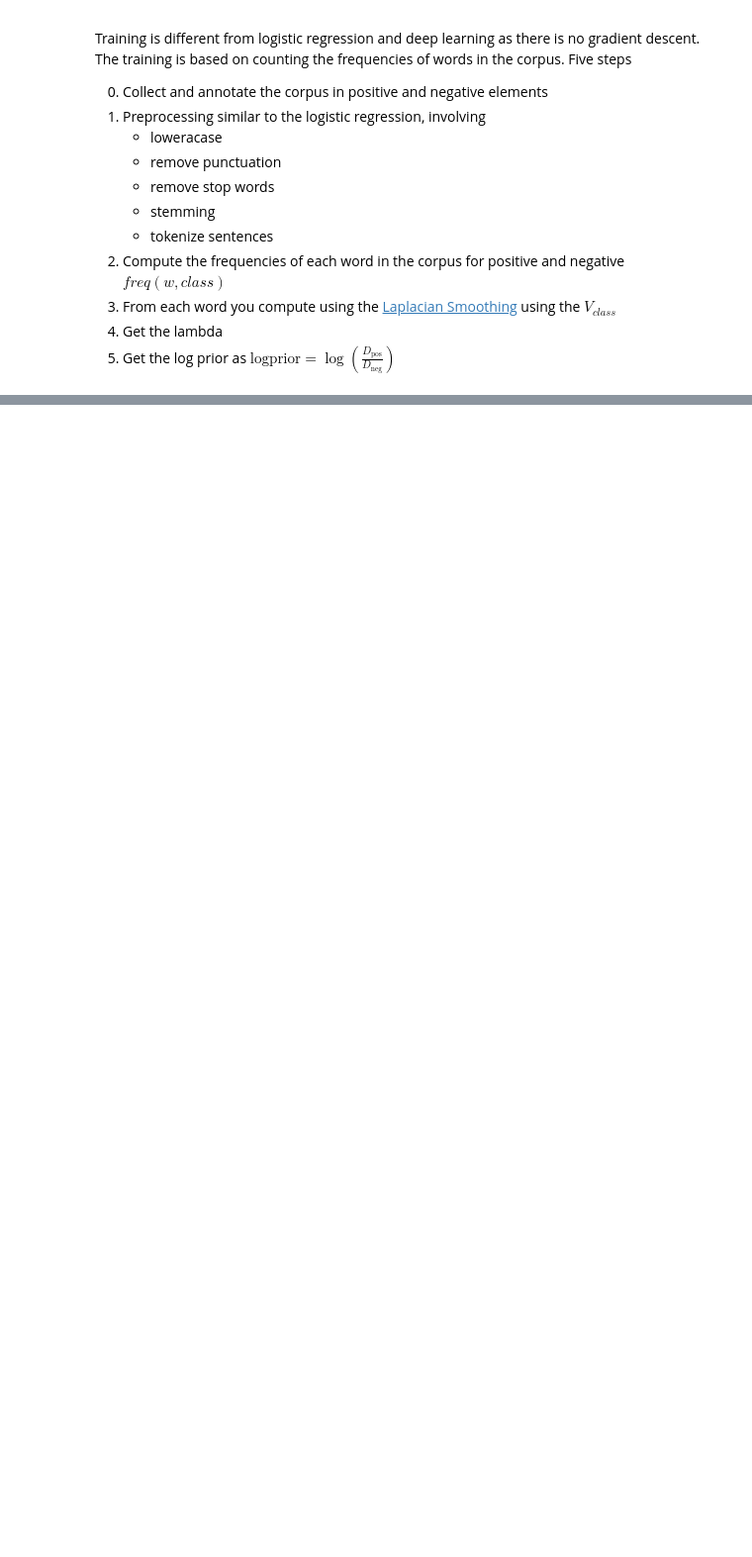
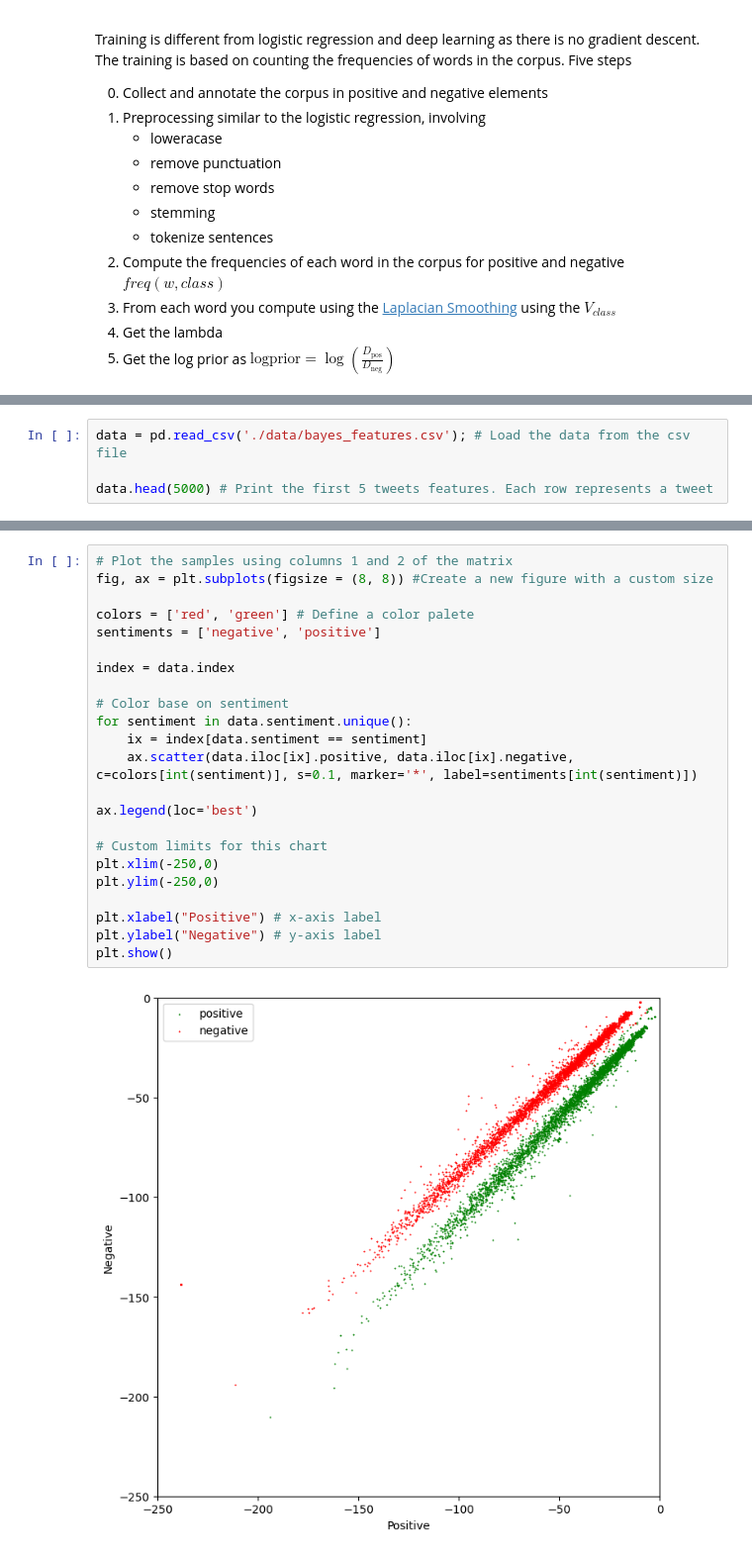
Before and after one commit to Lenakeiz/ntlk_sentiment_analysis, a Jupyter notebook: Naive_Bayes.ipynb, the cells around one changed output, grey strips where cells are left out. Shown at 99% size. Cells and saved outputs as stored; diff of their text form; blank space fills up the shorter version.

```diff
--- a/Naive_Bayes.ipynb
+++ b/Naive_Bayes.ipynb
@@ -223,0 +246,4 @@ Five steps
+# %%
+data = pd.read_csv('./data/bayes_features.csv'); # Load the data from the csv file
+
+data.head(5000) # Print the first 5 tweets features. Each row represents a tweet
@@ -223,0 +264,25 @@ Five steps
+# %%
+# Plot the samples using columns 1 and 2 of the matrix
+fig, ax = plt.subplots(figsize = (8, 8)) #Create a new figure with a custom size
+
+colors = ['red', 'green'] # Define a color palete
+sentiments = ['negative', 'positive']
+
+index = data.index
+
+# Color base on sentiment
+for sentiment in data.sentiment.unique():
+    ix = index[data.sentiment == sentiment]
+    ax.scatter(data.iloc[ix].positive, data.iloc[ix].negative, c=colors[int(sentiment)], s=0.1, marker='*', label=sentiments[int(sentiment)])
+
+ax.legend(loc='best')
+
+# Custom limits for this chart
+plt.xlim(-250,0)
+plt.ylim(-250,0)
+
+plt.xlabel("Positive") # x-axis label
+plt.ylabel("Negative") # y-axis label
+plt.show()
+# %% [output]
+[figure, added]
```
Also changed, not shown: parts of 12 cells of this notebook, 2 other files.
